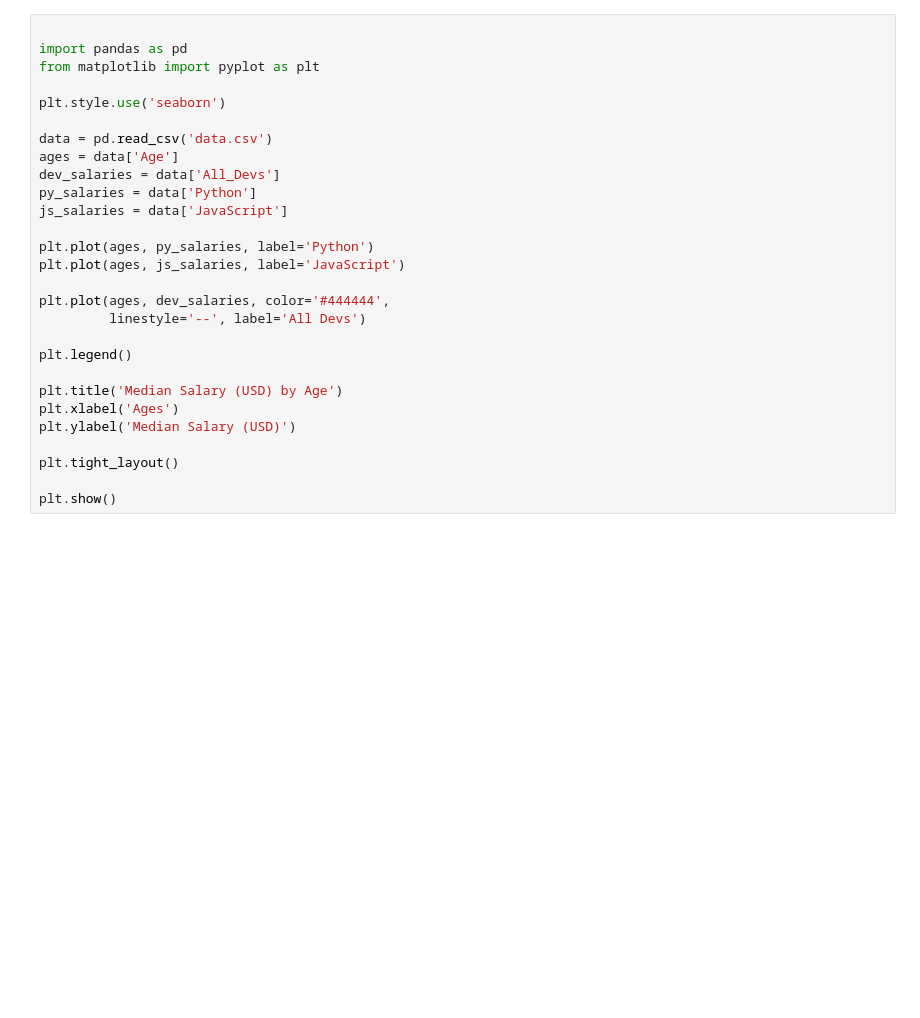
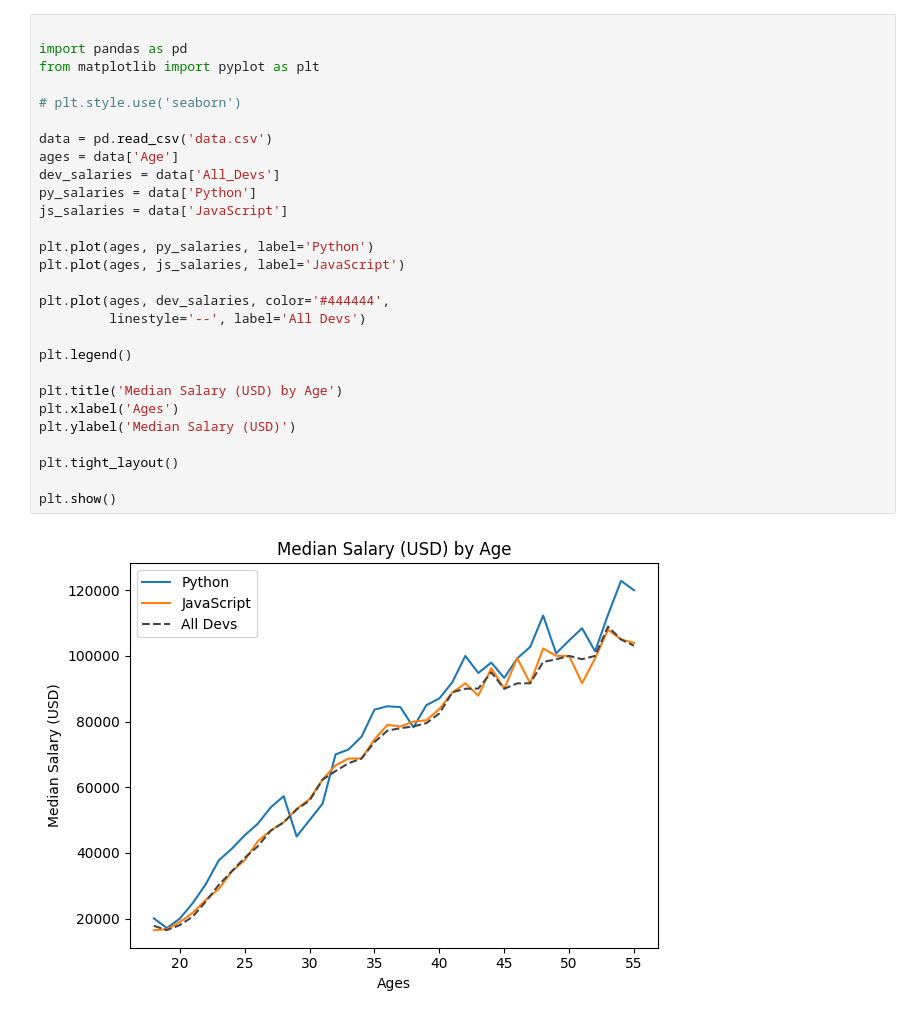
Before and after one commit to Sanj-bot/JourneyIntoTheWorldOfPython, a Jupyter notebook: Frameworks/MathPlotLib/matplotlibb10.ipynb, the cells around one changed output. Cells and saved outputs as stored; diff of their text form; blank space fills up the shorter version.

```diff
--- a/Frameworks/MathPlotLib/matplotlibb10.ipynb
+++ b/Frameworks/MathPlotLib/matplotlibb10.ipynb
@@ -1,31 +1,33 @@
 # %%
 
 import pandas as pd
 from matplotlib import pyplot as plt
 
-plt.style.use('seaborn')
+# plt.style.use('seaborn')
 
 data = pd.read_csv('data.csv')
 ages = data['Age']
 dev_salaries = data['All_Devs']
 py_salaries = data['Python']
 js_salaries = data['JavaScript']
 
 plt.plot(ages, py_salaries, label='Python')
 plt.plot(ages, js_salaries, label='JavaScript')
 
 plt.plot(ages, dev_salaries, color='#444444',
          linestyle='--', label='All Devs')
 
 plt.legend()
 
 plt.title('Median Salary (USD) by Age')
 plt.xlabel('Ages')
 plt.ylabel('Median Salary (USD)')
 
 plt.tight_layout()
 
 plt.show()
+# %% [output]
+[figure, added]
 # %%
 
 import pandas as pd
```
Also changed, not shown: parts of 1 cell of this notebook, 3 other files.
